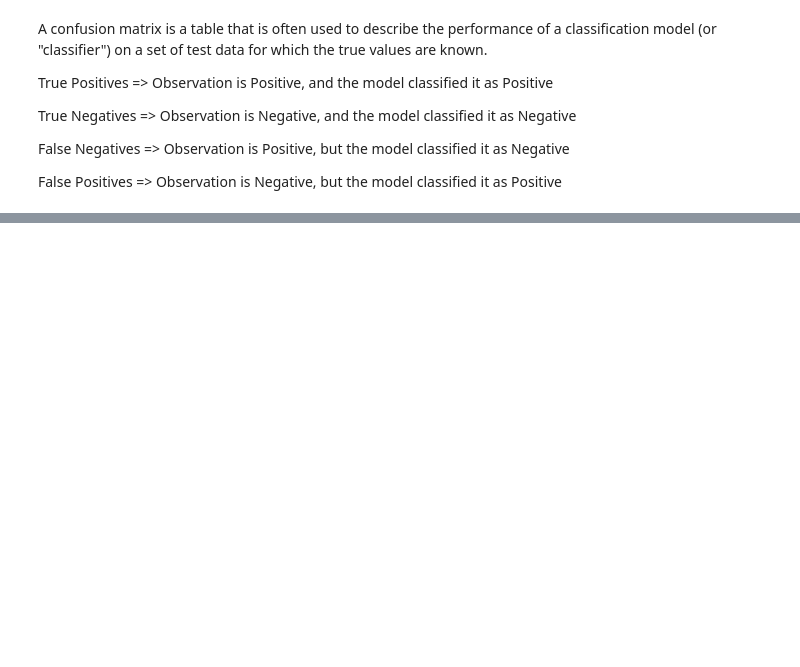
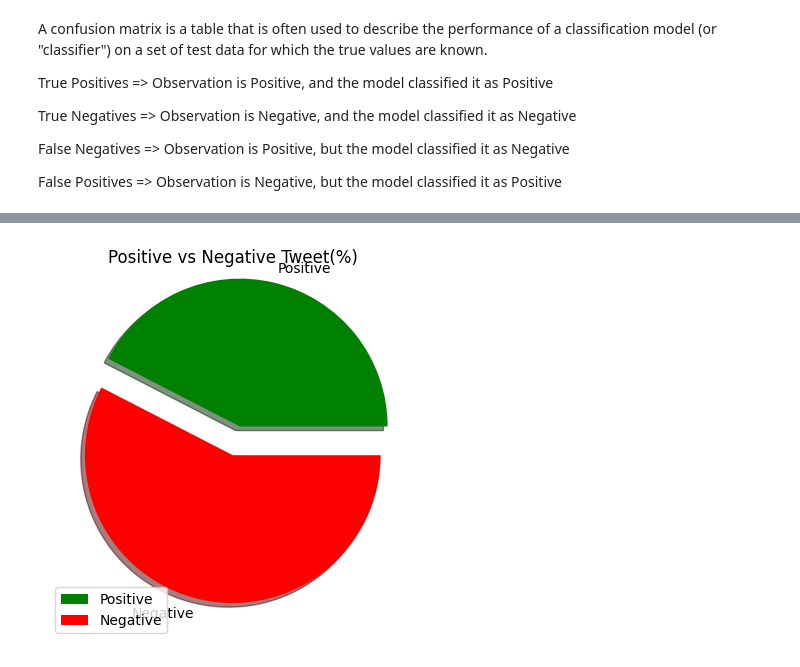
Before and after one commit to thesarwars/Sentiment_Analysis_using_Machine_Learning, a Jupyter notebook: Sentiment.ipynb, the cells around one changed output, grey strips where cells are left out. Cells and saved outputs as stored; diff of their text form; code cells hidden in the pictures; blank space fills up the shorter version.

Commit message:
Load and save file

```diff
--- a/Sentiment.ipynb
+++ b/Sentiment.ipynb
@@ -637,0 +657,4 @@ df
+# %%
+# Rename the column for my convenience
+data.columns = ['tweet_id', 'name', 'retweet_count', 'comment']
+data.head()
@@ -637,0 +668,3 @@ df
+# %%
+# Storing comment and sentiment data in lists for further processing
+comment = list(data['comment'])
@@ -637,0 +698,6 @@ df
+# %%
+vectoriser, LRmodel = load_models()
+df = predict_Excel(vectoriser, LRmodel, comment)
+# %%
+df.sort_values(by=['Severity'], ascending = False, inplace = True)
+df
@@ -637,0 +718,16 @@ df
+# %%
+positive = round(np.count_nonzero(df['sentiment'] == 'Positive')/len(df['sentiment'])*100,2)
+negative = round(np.count_nonzero(df['sentiment'] == 'Negative')/len(df['sentiment'])*100,2)
+
+labels = ['Positive', 'Negative']
+values = np.array([positive, negative])
+myexplode = [0.2, 0]
+mycolors = ['green', 'red']
+
+fig,ax = plt.subplots()
+ax.pie(values, labels = labels, explode = myexplode, shadow = True, colors = mycolors)
+ax.legend()
+ax.set_title("Positive vs Negative Tweet(%)")
+fig.show()
+# %% [output]
+[figure, added]
```
Also changed, not shown: parts of 43 cells of this notebook, 2 other files.
